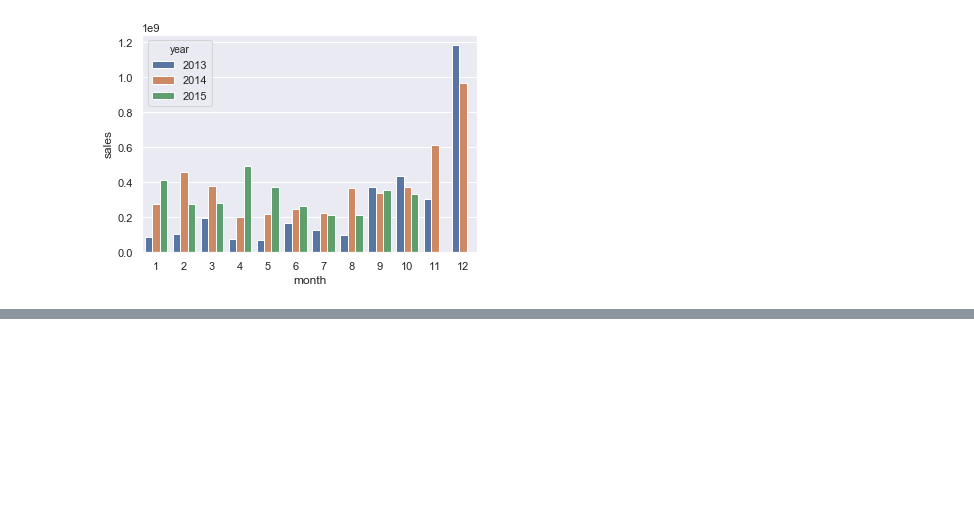
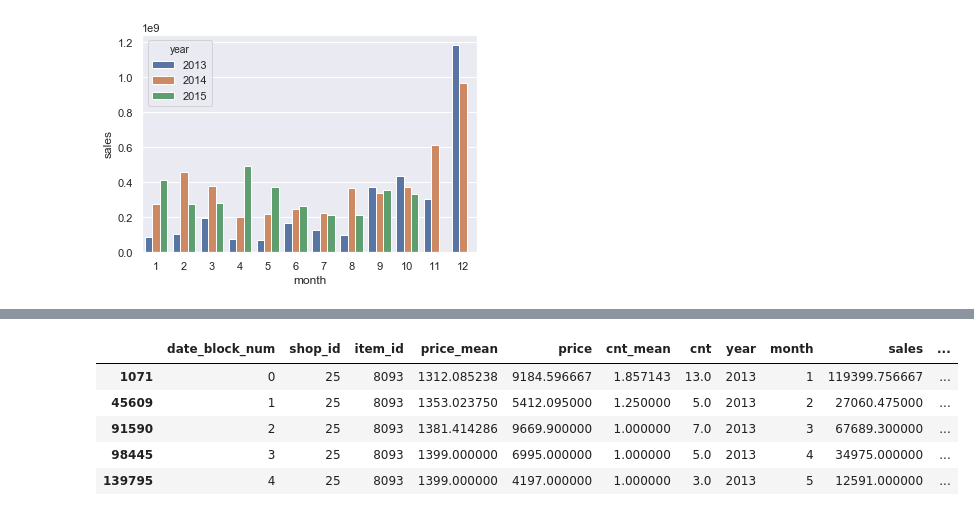
Before and after one commit to Bounty1993/ML-scripts, a Jupyter notebook: future_sales.ipynb, the cells around one changed output, grey strips where cells are left out. Cells and saved outputs as stored; diff of their text form; code cells hidden in the pictures; blank space fills up the shorter version.

```diff
--- a/future_sales.ipynb
+++ b/future_sales.ipynb
@@ -242,0 +262,9 @@ all_train['target'] = all_train.sort_values('date_block_num').groupby(['shop_id'
+# %%
+one_item.head()
+# %% [output]
+|  | date_block_num | shop_id | item_id | price_mean | price | cnt_mean | cnt | year | month | sales | ... |
+| 1071 | 0 | 25 | 8093 | 1312.085238 | 9184.596667 | 1.857143 | 13.0 | 2013 | 1 | 119399.756667 | ... |
+| 45609 | 1 | 25 | 8093 | 1353.023750 | 5412.095000 | 1.250000 | 5.0 | 2013 | 2 | 27060.475000 | ... |
+| 91590 | 2 | 25 | 8093 | 1381.414286 | 9669.900000 | 1.000000 | 7.0 | 2013 | 3 | 67689.300000 | ... |
+| 98445 | 3 | 25 | 8093 | 1399.000000 | 6995.000000 | 1.000000 | 5.0 | 2013 | 4 | 34975.000000 | ... |
+| 139795 | 4 | 25 | 8093 | 1399.000000 | 4197.000000 | 1.000000 | 3.0 | 2013 | 5 | 12591.000000 | ... |
```
Also changed, not shown: parts of 3 cells of this notebook.
